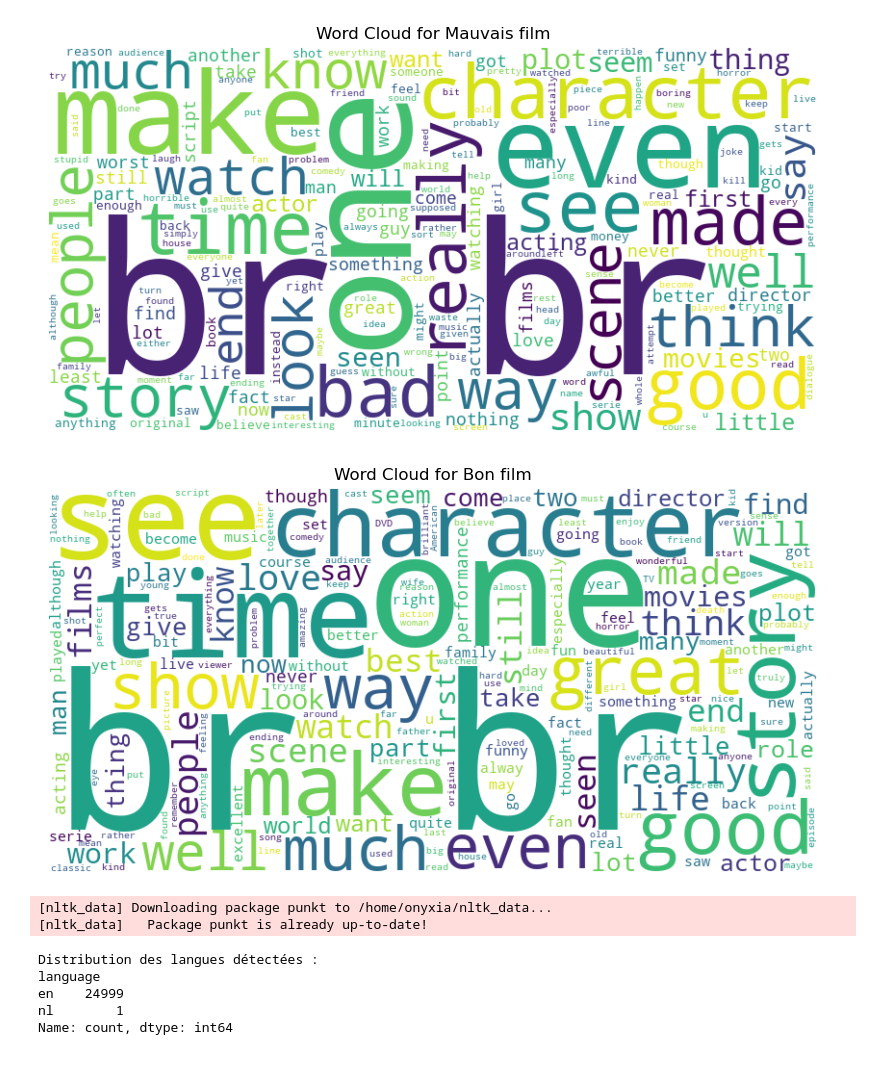
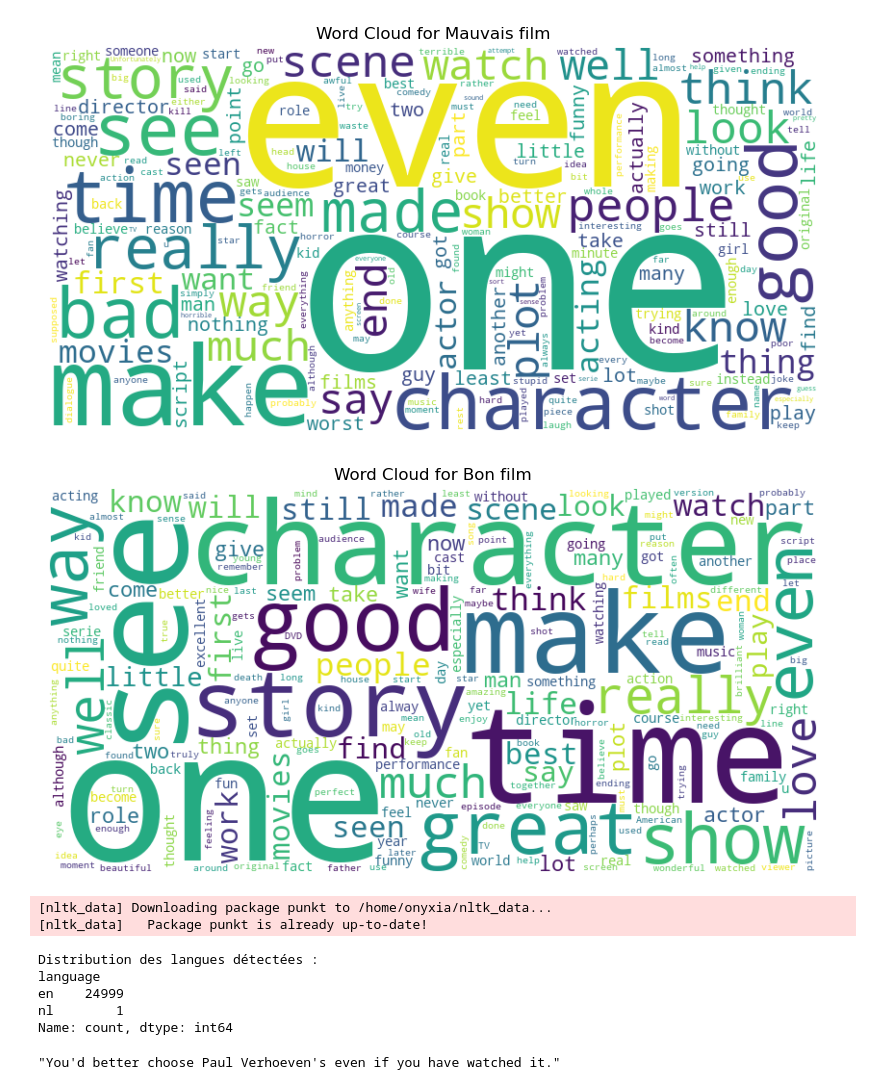
Before and after one commit to antoinerougier/NLP_Project, a Jupyter notebook: notebook/data_visualiation.ipynb, the cells around one changed output. Cells and saved outputs as stored; diff of their text form; code cells hidden in the pictures.

```diff
--- a/notebook/data_visualiation.ipynb
+++ b/notebook/data_visualiation.ipynb
@@ -25,19 +25,19 @@ df.iloc[0]['text']
 # %%
-additional_stopwords = set(["movie","film"])
+additional_stopwords = set(["movie","film","br"])
 stopwords = STOPWORDS.union(additional_stopwords)
 
 for label, category in [(0, "Mauvais film"), (1, "Bon film")]:
     category_data = df[df['label'] == label]['text'].str.cat(sep=' ')
     wordcloud = WordCloud(stopwords=stopwords, background_color='white', width=800, height=400).generate(category_data)
 
     plt.figure(figsize=(10, 5))
     plt.imshow(wordcloud, interpolation='bilinear')
     plt.axis('off')
     plt.title(f"Word Cloud for {category}")
     plt.show()
 # %% [output]
-[figure, old version]
+[figure, new version]
-[figure, old version]
+[figure, new version]
 # %%
 nltk.download('punkt')
 
@@ -61,6 +61,10 @@ language
 en    24999
 nl        1
 Name: count, dtype: int64
+# %%
+df[df['language']=='nl'].iloc[0]['text']
+# %% [output]
+"You'd better choose Paul Verhoeven's even if you have watched it."
 # %%
 def count_words(text):
     if isinstance(text, str):
```
Also changed, not shown: parts of 2 cells of this notebook, 1 other file.
